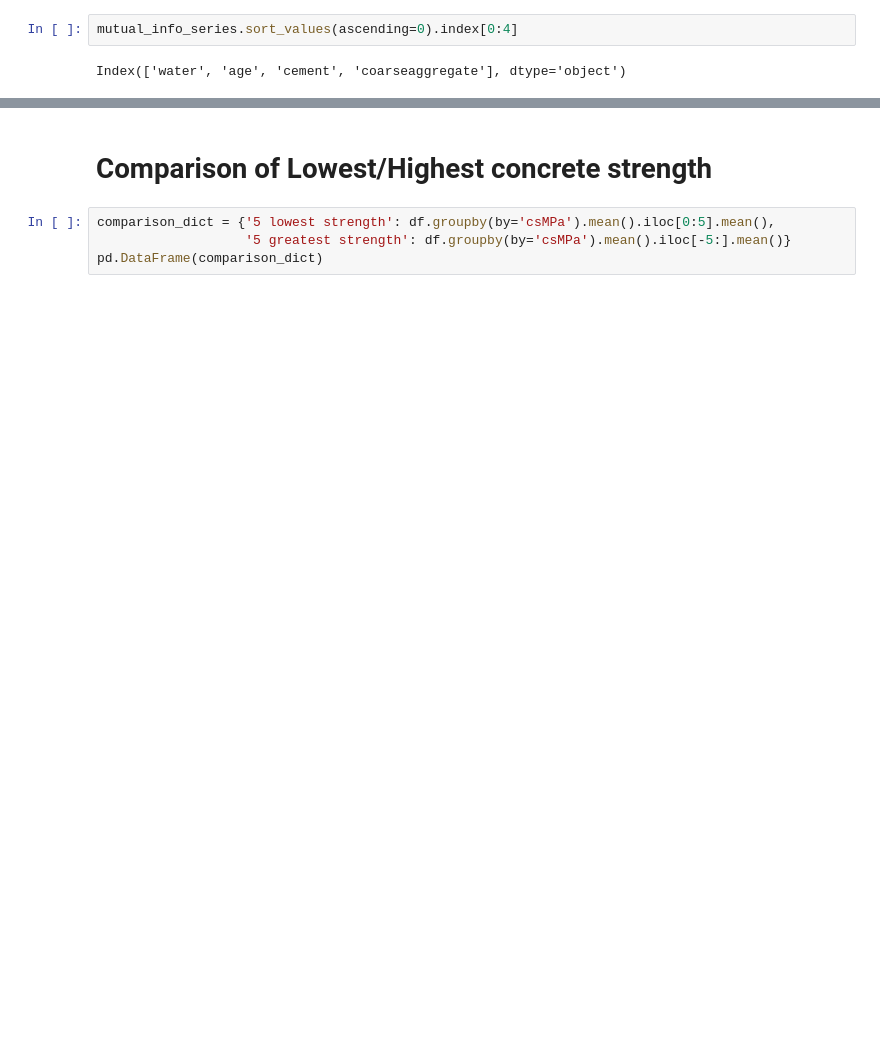
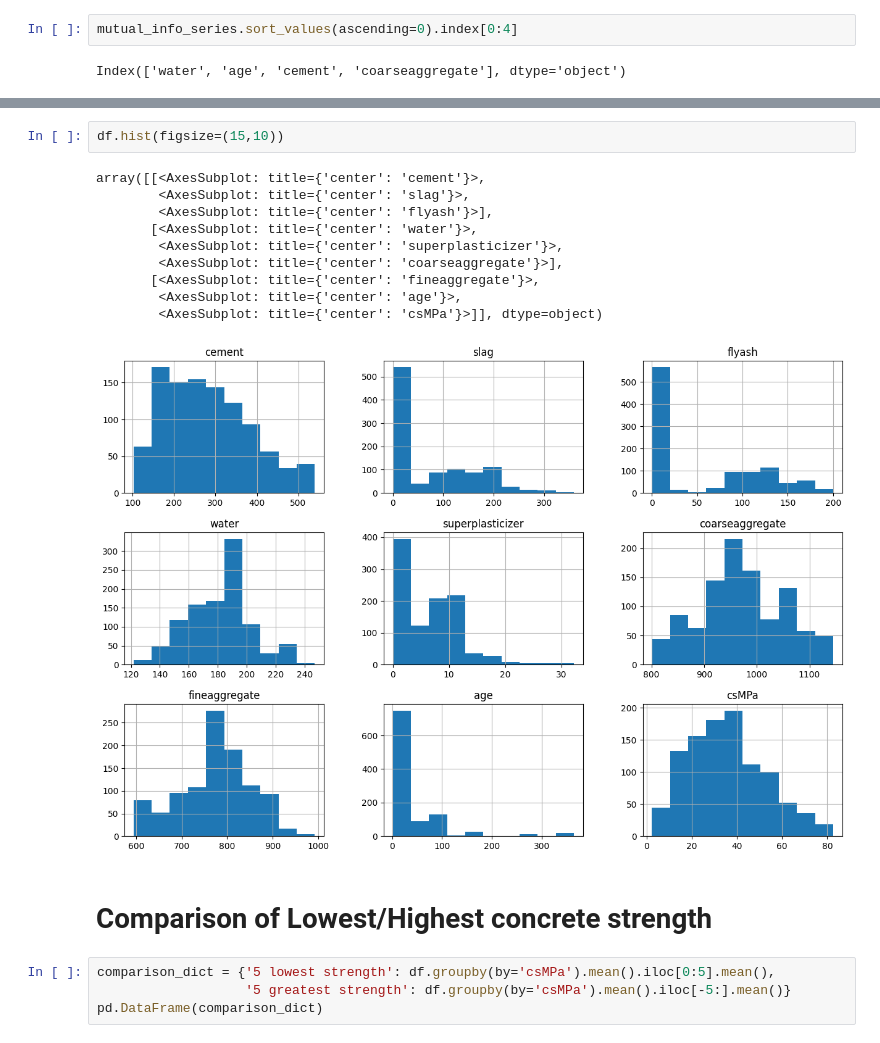
Before and after one commit to tcmaso/concrete-strength-regression-task, a Jupyter notebook: Concrete strength prediction.ipynb, the cells around one changed output, grey strips where cells are left out. Saved outputs shown, nothing was run; the diff lists cells and outputs as text; blank space fills up the shorter version.

```diff
--- a/Concrete strength prediction.ipynb
+++ b/Concrete strength prediction.ipynb
@@ -203,3 +192,16 @@ sns.pairplot(data=df,hue='csMPa', vars=mutual_info_series.sort_values(ascending=
+# %%
+df.hist(figsize=(15,10))
+# %% [output]
+array([[<AxesSubplot: title={'center': 'cement'}>,
+        <AxesSubplot: title={'center': 'slag'}>,
+        <AxesSubplot: title={'center': 'flyash'}>],
+       [<AxesSubplot: title={'center': 'water'}>,
+        <AxesSubplot: title={'center': 'superplasticizer'}>,
+        <AxesSubplot: title={'center': 'coarseaggregate'}>],
+       [<AxesSubplot: title={'center': 'fineaggregate'}>,
+        <AxesSubplot: title={'center': 'age'}>,
+        <AxesSubplot: title={'center': 'csMPa'}>]], dtype=object)
+[figure, added]
 # %% [markdown]
 # Comparison of Lowest/Highest concrete strength
 # %%
```
Also changed, not shown: parts of 7 cells of this notebook.
